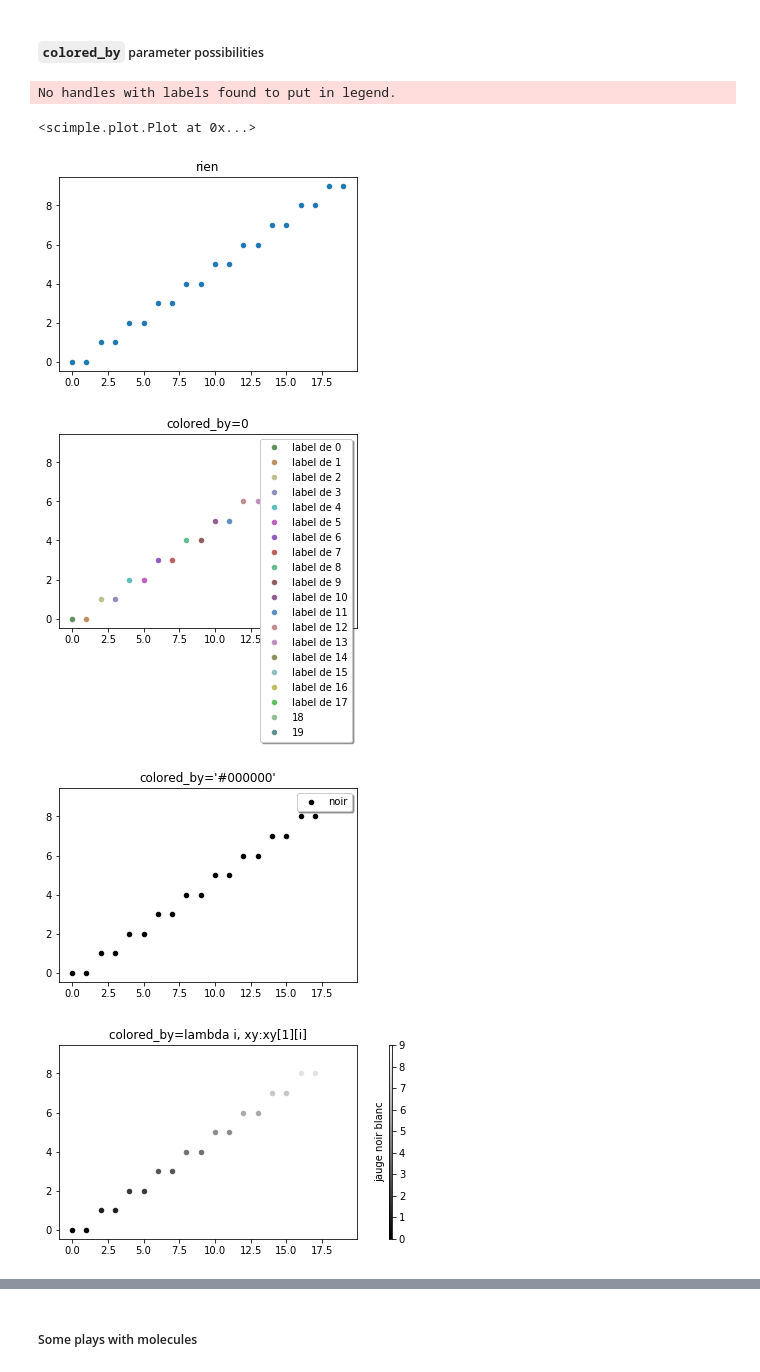
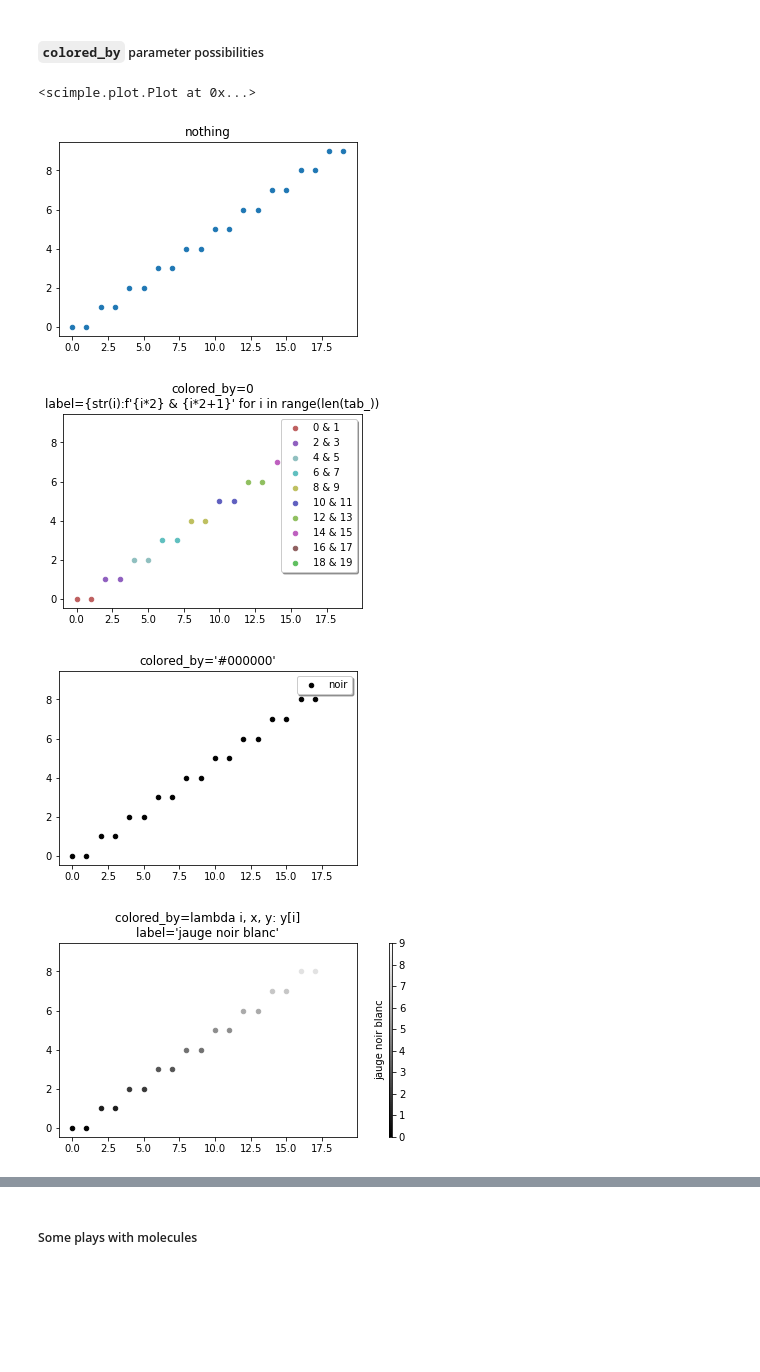
Before and after one commit to ebonnal/scimple, a Jupyter notebook: notebook_example.ipynb, the cells around one changed output, grey strips where cells are left out. Cells and saved outputs as stored; diff of their text form; code cells hidden in the pictures; blank space fills up the shorter version.

```diff
--- a/notebook_example.ipynb
+++ b/notebook_example.ipynb
@@ -96,11 +128,6 @@ c:/Prog/Python/MyLibs;
 # %%
 from scimple import Plot, get_sample, xgrid, ygrid
 import pandas as pd
+import numpy as np
 import math
 import random
-tab = get_sample('xyz', pd.DataFrame)
-tab_=[[i,i//2] for i in range(20)]
-charges = get_sample('charges', pd.DataFrame)
-tab.columns=['atom', 'x', 'y', 'z']
-# %matplotlib notebook
-%matplotlib inline
@@ -109,23 +155,28 @@ using scimple 1.10.3
 # %% [markdown]
 ##### `colored_by` parameter possibilities
+# %%
+steps = [[i,i//2] for i in range(20)]
 # %%
-Plot(title="rien").add(tab_, 0, 1)
-Plot(title="colored_by=0").add(tab_, 0, 1, colored_by=0,
-                               label={str(i):'label de '+str(i) for i in range(18)})
-Plot(title="colored_by='#000000'").add(tab_, 0, 1, colored_by='#000000',
-                                       label="noir")
-Plot(title="colored_by=lambda i, xy:xy[1][i]")\
-    .add(tab_, 0, 1, colored_by=lambda i, xy:xy[1][i],
-         label="jauge noir blanc")
-Plot(title="colored_by=lambda i, xy:'#ff8888' if xy[1][i]>5 else '#88ff88'")\
-    .add(tab_, 0, 1, colored_by=lambda i, xy:'#ff8888' if xy[1][i]>5 else '#88ff88',
+Plot(title="nothing").add(steps, 0, 1)
+
+Plot(title="colored_by=0\nlabel={str(i):f'{i*2} & {i*2+1}' for i in range(len(tab_))")\
+    .add(tab_, 0, 1, colored_by=1, label={str(i): f'{i*2} & {i*2+1}' for i in range(len(tab_))})
+
+Plot(title="colored_by='#000000'").add(steps, 0, 1, colored_by='#000000', label="noir")
+
+Plot(title="colored_by=lambda i, x, y: y[i]\nlabel='jauge noir blanc'")\
+    .add(steps, 0, 1, colored_by=lambda i, x, y: y[i], label="jauge noir blanc")
+
+Plot(title="colored_by=lambda i, x, y:'#ff8888' if y[i]>5 else '#88ff88'\n"
+           "label={'#ff8888' :'rouge (>5)', '#88ff88': 'vert (<5)")\
+    .add(steps, 0, 1, colored_by=lambda i, x, y:'#ff8888' if y[i]>5 else '#88ff88',
          label={'#ff8888' :"rouge (>5)", '#88ff88': "vert (<5)"})
-Plot(title="colored_by=lambda i, xy:'>5' if xy[1][i]>5 else '<5'")\
-    .add(tab_, 0, 1, colored_by=lambda i, xy:'>5' if xy[1][i]>5 else '<5')
+
+Plot(title="colored_by=lambda i, x, y:'>5' if y[i]>5 else '<5'")\
+    .add(steps, 0, 1, colored_by=lambda i, x, y:'>5' if y[i]>5 else '<5')
 # %% [output]
-No handles with labels found to put in legend.
+<scimple.plot.Plot at 0x...>
-<scimple.plot.Plot at 0x...>
-[figure, old version]
+[figure, new version]
-[figure, old version]
+[figure, new version]
 [figure]
-[figure, old version]
+[figure, new version]
```
Also changed, not shown: parts of 36 cells of this notebook, 8 other files.
